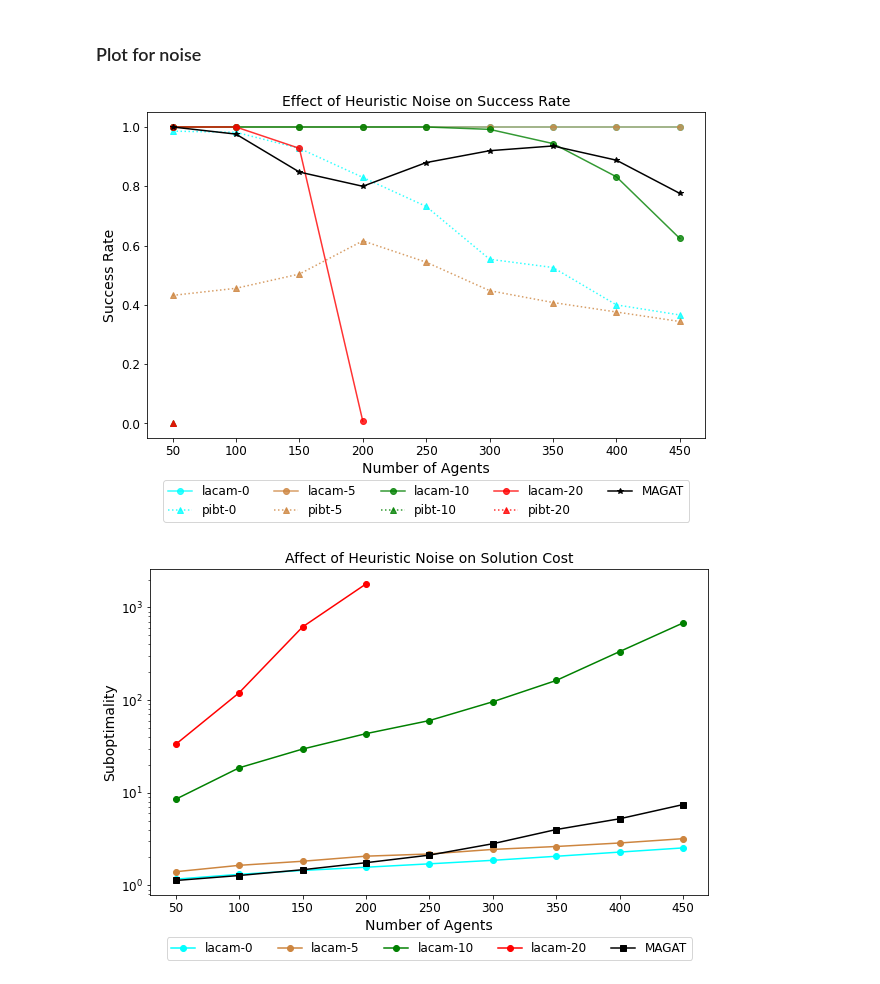
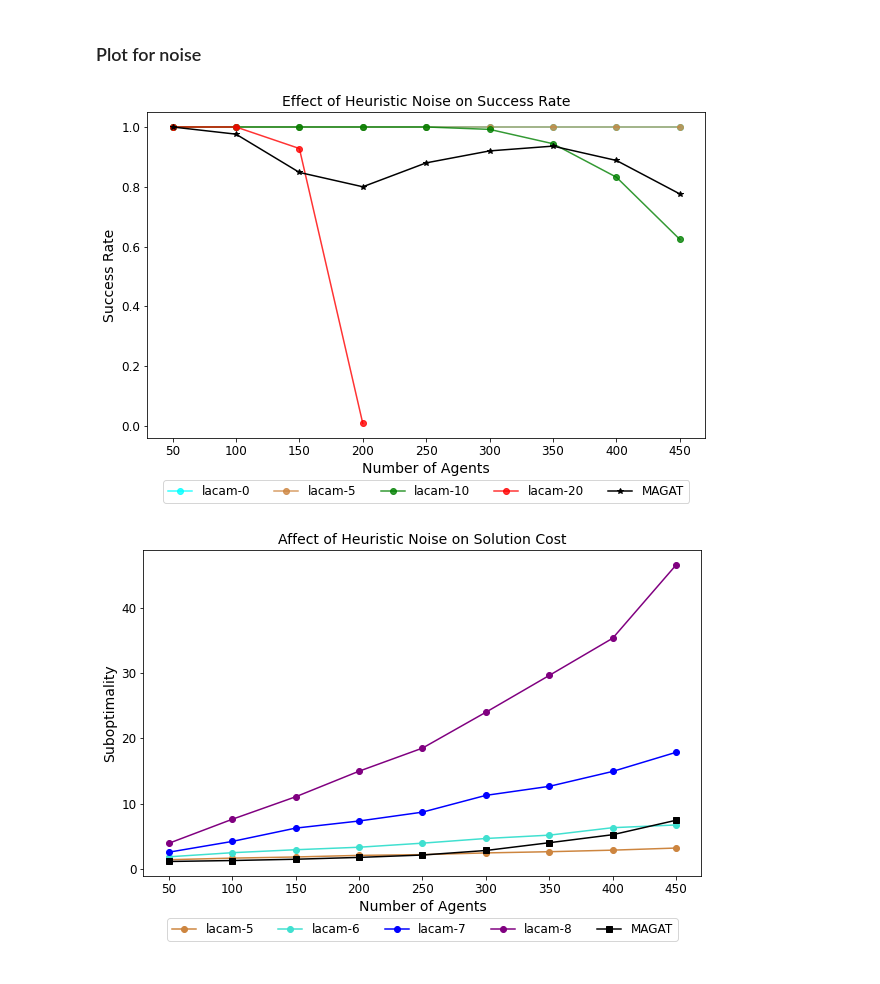
Before and after one commit to ArthurJakobsson/lacam_original, a Jupyter notebook: py/practice.ipynb, the cells around one changed output. Cells and saved outputs as stored; diff of their text form; code cells hidden in the pictures.

Commit message:
Adding plotting code

```diff
--- a/py/practice.ipynb
+++ b/py/practice.ipynb
@@ -18,7 +18,8 @@ plt.rc('legend', fontsize=SMALL_SIZE)    # legend fontsize
 plt.rc('figure', titlesize=BIGGER_SIZE)  # fontsize of the figure title
 # %%
 magatDataPath = ["/home/rishi/Desktop/CMU/Research/ml-mapf/lacam/lacam_original/logs/random-32-32-10/magatDataCSPIBT_NoRandom.csv",
-                 "/home/rishi/Desktop/CMU/Research/ml-mapf/lacam/lacam_original/logs/random-32-32-10/magatDataCSNaive.csv"][-1]
+                 "/home/rishi/Desktop/CMU/Research/ml-mapf/lacam/lacam_original/logs/random-32-32-10/magatDataCSNaive.csv",
+                 "/home/rishi/Desktop/CMU/Research/ml-mapf/lacam/lacam_original/logs/random-32-32-10/magatDataR_03.csv"][-1]
 # %%
 ### Get MAGAT data for table
 df = pd.read_csv(magatDataPath)
@@ -44,7 +47,7 @@ lacamBasePath = ["/home/rishi/Desktop/CMU/Research/ml-mapf/lacam/lacam_original/
                 "/home/rishi/Desktop/CMU/Research/ml-mapf/lacam/lacam_original/logs/random-32-32-10/random_1_unweight_w4_naive_collision_5seeds.csv",
                 "/home/rishi/Desktop/CMU/Research/ml-mapf/lacam/lacam_original/logs/random-32-32-10/random_1_unweight_w4_pibt_no_random_5seeds.csv",
                 "/home/rishi/Desktop/CMU/Research/ml-mapf/lacam/lacam_original/logs/random-32-32-10/nonn_manhattan_lacam_5seeds.csv",
-                "/home/rishi/Desktop/CMU/Research/ml-mapf/lacam/lacam_original/logs/random-32-32-10/nonn_manhattan_pibt_5seeds.csv"][-1]
+                "/home/rishi/Desktop/CMU/Research/ml-mapf/lacam/lacam_original/logs/random-32-32-10/nonn_manhattan_pibt_5seeds.csv"][-2]
 
 # lacamBasePath = "/home/rishi/Desktop/CMU/Research/ml-mapf/lacam/lacam_original/logs/random-32-32-10/nonn_noisy_{}_{}_5seeds.csv".format("lacam", 10)
 
@@ -193,53 +212,55 @@ for i, aSetting in enumerate([0, 5, 10, 20]):
     dataLimNodes = []
     for agentNum in df["agents"].unique():
         agentDf = df.loc[df["agents"] == agentNum]
         # agentDf = agentDf.loc[agentDf["total_nodes_opened"] < 1]
         data.append(agentDf["solved"].mean())
 
         tmp = (agentDf["total_nodes_opened"] < 1000) & (agentDf["solved"] == 1)
         dataLimNodes.append(tmp.mean())
     ax.plot(df["agents"].unique(), data, label="{}-{}".format("lacam", aSetting), c=c, marker='o', alpha=0.8)
     # ax.plot(df["agents"].unique(), dataLimNodes, label="{}-{}-lim".format("lacam", aSetting), c=c,
     #         linestyle='--', marker='x')
 
-    if aSetting == 0:
-        df = pd.read_csv("/home/rishi/Desktop/CMU/Research/ml-mapf/lacam/lacam_original/logs/random-32-32-10/nonn_pibt_20seeds.csv")
-    elif aSetting == -1:
-        df = pd.read_csv("/home/rishi/Desktop/CMU/Research/ml-mapf/lacam/lacam_original/logs/random-32-32-10/nonn_manhattan_pibt_5seeds.csv")
-    else:
-        df = pd.read_csv(lacamDataFunc("pibt", aSetting))
-    data = []
-    for agentNum in df["agents"].unique():
-        agentDf = df.loc[df["agents"] == agentNum]
-        data.append(agentDf["solved"].mean())
-    ax.plot(df["agents"].unique(), data, label="{}-{}".format("pibt", aSetting), c=c,
-            linestyle=':', marker='^', alpha=0.8)
+    # if aSetting == 0:
+    #     df = pd.read_csv("/home/rishi/Desktop/CMU/Research/ml-mapf/lacam/lacam_original/logs/random-32-32-10/nonn_pibt_20seeds.csv")
+    # elif aSetting == -1:
+    #     df = pd.read_csv("/home/rishi/Desktop/CMU/Research/ml-mapf/lacam/lacam_original/logs/random-32-32-10/nonn_manhattan_pibt_5seeds.csv")
+    # else:
+    #     df = pd.read_csv(lacamDataFunc("pibt", aSetting))
+    # data = []
+    # for agentNum in df["agents"].unique():
+    #     agentDf = df.loc[df["agents"] == agentNum]
+    #     data.append(agentDf["solved"].mean())
+    # ax.plot(df["agents"].unique(), data, label="{}-{}".format("pibt", aSetting), c=c,
+    #         linestyle=':', marker='^', alpha=0.8)
 
 magatData = "/home/rishi/Desktop/CMU/Research/ml-mapf/lacam/lacam_original/logs/random-32-32-10/magatDataCSPIBT.csv"
 df = pd.read_csv(magatData)
 data = []
 for agentNum in df["agents"].unique():
     agentDf = df.loc[(df["agents"] == agentNum)]
     data.append(agentDf["magatSucceed"].mean())
 ax.plot(df["agents"].unique(), data, c="black", marker='*', label="MAGAT")
 # ax.plot(np.NaN, np.NaN, '-', color='none', label=" ")
 # ax.plot(np.NaN, np.NaN, '-', color='none', label=" ")
 
 ax.set_title("Effect of Heuristic Noise on Success Rate")
 ax.set_ylabel('Success Rate')
 ax.set_xlabel('Number of Agents')
 ax.legend(loc='upper center', bbox_to_anchor=(0.5, -0.11), ncol=5)
 filename = "fig-noise-success.pdf"
 plt.savefig(filename, bbox_inches='tight', dpi=600)
 # %% [output]
-[figure, old version]
+[figure, new version]
 # %%
 lacamDataFunc = lambda x, noise: "/home/rishi/Desktop/CMU/Research/ml-mapf/lacam/lacam_original/logs/random-32-32-10/nonn_noisy_{}_{}_5seeds.csv".format(x, noise)
 dfLowerBounds = pd.read_csv(lacamDataFunc("lacam", 1))
 
 fig, ax = plt.subplots(figsize=(10, 6))
-colors = ['cyan', 'peru', 'green', 'red']
-for i, aSetting in enumerate([0, 5, 10, 20]):
+# colors = ['cyan', 'peru', 'green', 'red']
+# for i, aSetting in enumerate([0, 5, 10, 20]):
+colors = ['peru', 'turquoise', 'blue', 'purple']
+for i, aSetting in enumerate([5, 6, 7, 8]):
     c = colors[i]
     if aSetting == 0:
         df = pd.read_csv("/home/rishi/Desktop/CMU/Research/ml-mapf/lacam/lacam_original/logs/random-32-32-10/nonn_20seeds.csv")
@@ -267,12 +288,12 @@ ax.plot(df["agents"].unique(), data, c="black", marker='s', label="MAGAT")
 # ax.plot(np.NaN, np.NaN, '-', color='none', label=" ")
 
 ax.set_title("Affect of Heuristic Noise on Solution Cost")
-ax.set_yscale("log")
+# ax.set_yscale("log")
 ax.set_ylabel('Suboptimality')
 ax.set_xlabel('Number of Agents')
 ax.legend(loc='upper center', bbox_to_anchor=(0.5, -0.11), ncol=5)
 
-filename = "fig-noise-cost.pdf"
+filename = "fig-noise-cost-close.pdf"
 plt.savefig(filename, bbox_inches='tight', dpi=600)
 # %% [output]
-[figure, old version]
+[figure, new version]
```
Also changed, not shown: parts of 8 cells of this notebook, 1 other file.
